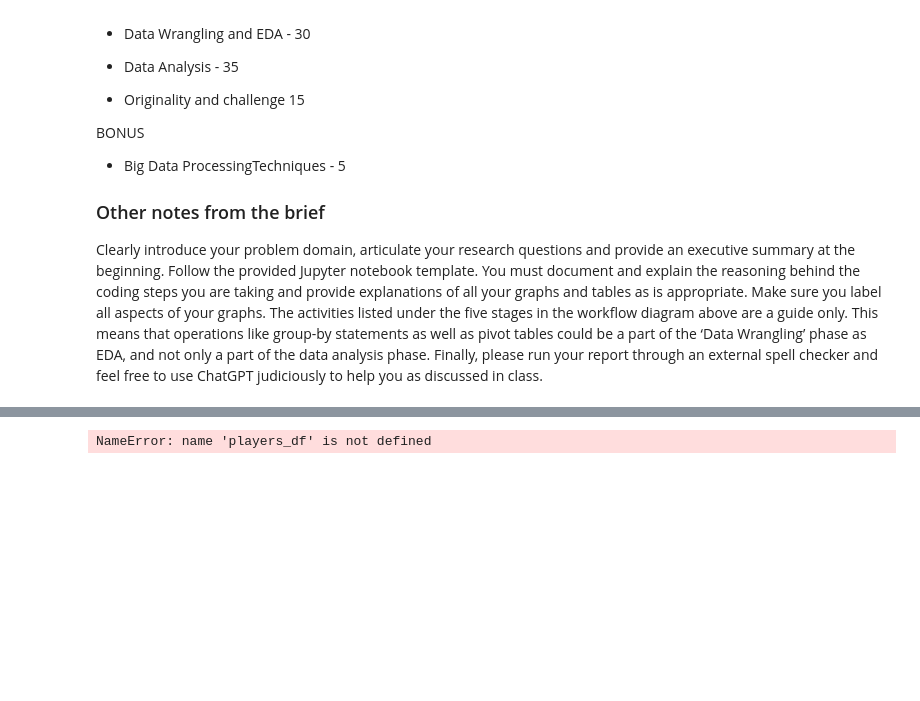
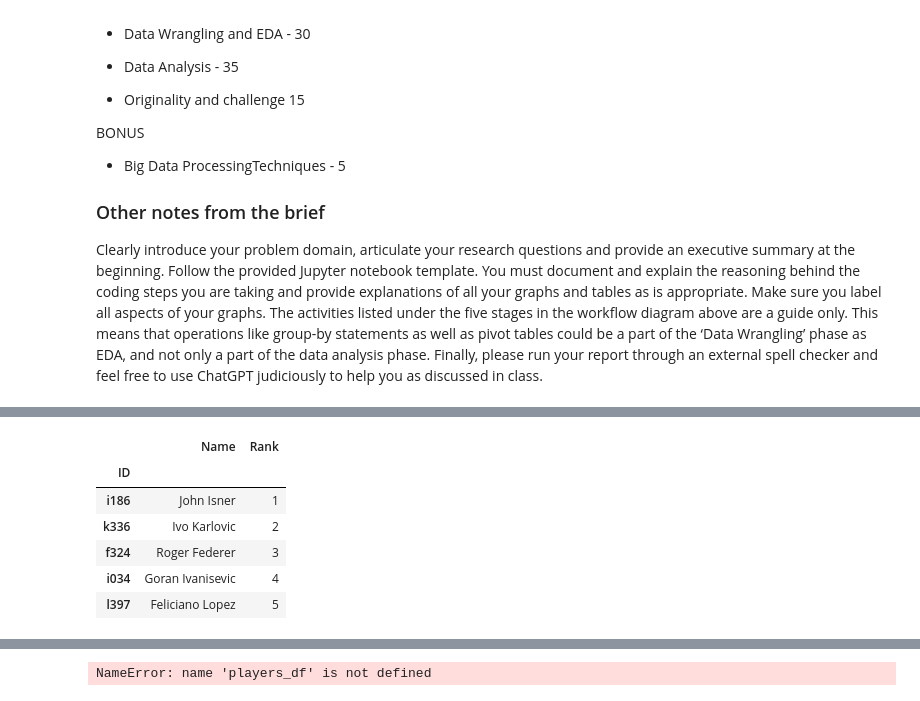
Before and after one commit to mmmcustard/analytics158739, a Jupyter notebook: 158739Assignment4.ipynb, the cells around one changed output, grey strips where cells are left out. Saved outputs shown, nothing was run; the diff lists cells and outputs as text; code cells hidden in the pictures; blank space fills up the shorter version.

```diff
--- a/158739Assignment4.ipynb
+++ b/158739Assignment4.ipynb
@@ -103,0 +160,6 @@ ultimate_tennis_headers =  {
+# %%
+# all WTA player details
+
+url = "https://ultimate-tennis1.p.rapidapi.com/rankings/wta/singles/200/current"
+
+wta_rank_response = requests.get(url, headers=ultimate_tennis_headers)
@@ -103,0 +232,28 @@ ultimate_tennis_headers =  {
+# %%
+# edit ATP dataframe to show basic player details
+
+ATP_player_stats = pd.DataFrame(ATP_player_stats_response.json()['data'])
+ATP_player_stats.set_index('ID', inplace=True)
+
+ATP_player_stats = ATP_player_stats.drop(['Aces', 'Games played'], axis=1)
+# %%
+# edit WTA players dataframe to show basic player details
+
+wta_player_stats = pd.DataFrame(wta_rank_response.json()['data'])
+wta_player_stats.set_index('ID', inplace=True)
+
+wta_player_stats = wta_player_stats.drop(['movement', 'rankedAt', 'country', 'points', 'tournamentsPlayed'], axis=1)
+wta_player_stats.rename(columns={'ranking': 'Rank'}, inplace=True)
+wta_player_stats.rename(columns={'name': 'Name'}, inplace=True)
+# %%
+top_players = pd.concat([ATP_player_stats, wta_player_stats])
+# %%
+top_players.head()
+# %% [output]
+|  | Name | Rank |
+| ID |  |  |
+| i186 | John Isner | 1 |
+| k336 | Ivo Karlovic | 2 |
+| f324 | Roger Federer | 3 |
+| i034 | Goran Ivanisevic | 4 |
+| l397 | Feliciano Lopez | 5 |
```
Also changed, not shown: parts of 34 cells of this notebook, 2 other files.
